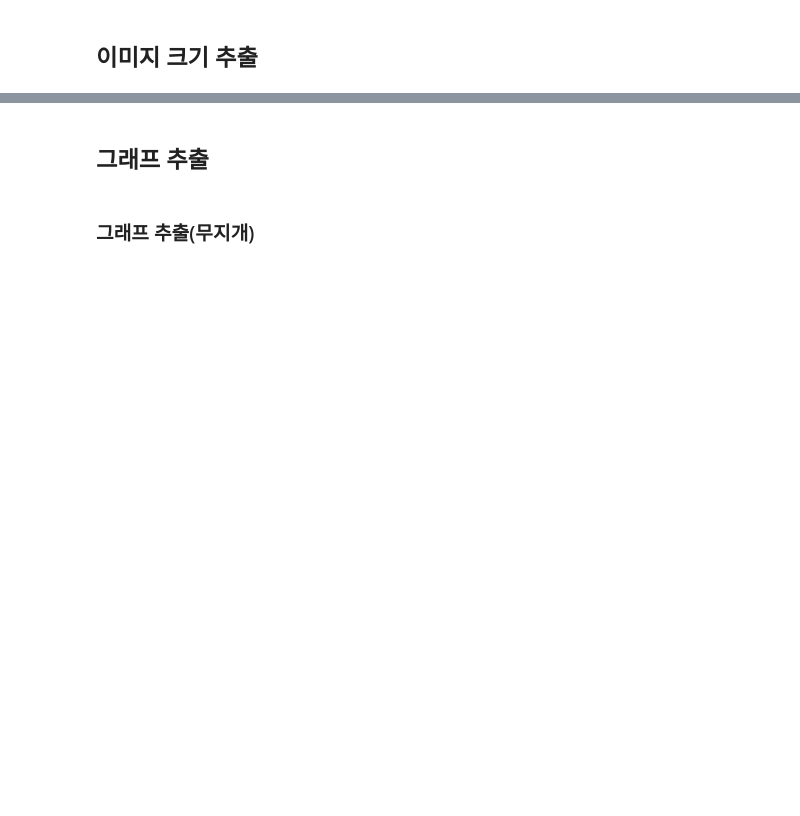
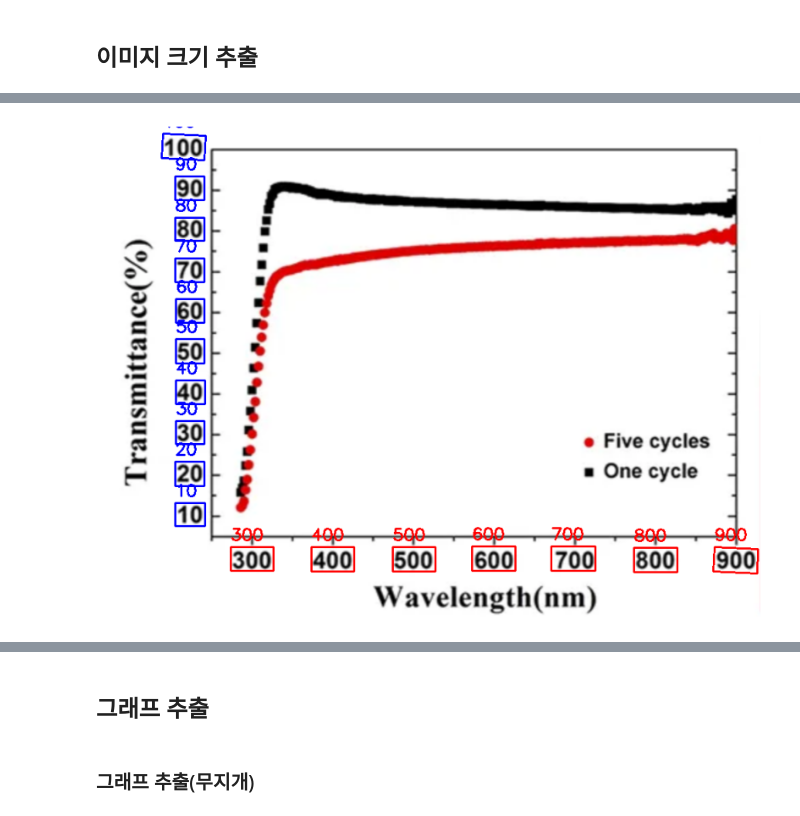
Before and after one commit to riceCakeSsamanKo/URL-GRAPH, a Jupyter notebook: extract_graph_from_image.ipynb, the cells around one changed output, grey strips where cells are left out. Drawn from its saved outputs; the diff is of its cells as text; code cells hidden in the pictures; blank space fills up the shorter version.

```diff
--- a/extract_graph_from_image.ipynb
+++ b/extract_graph_from_image.ipynb
@@ -59,0 +123,71 @@ cv2.destroyAllWindows()
+# %%
+from paddleocr import PaddleOCR, draw_ocr
+import os
+import cv2
+import numpy as np
+from matplotlib import pyplot as plt
+
+# PaddleOCR 모델 초기화
+ocr = PaddleOCR(lang="en")
+
+# OCR 수행
+result = ocr.ocr(IMAGE_PATH, cls=False)
+
+# 숫자 바운딩 박스 저장 리스트
+number_boxes = []
+
+# OCR 결과에서 숫자 필터링
+for res in result[0]:
+    box, (text, score) = res
+    if text.isdigit():  # 숫자만 필터링
+        number_boxes.append({"text": int(text), "box": np.array(box, dtype=np.int32)})
+
+# 두 개의 그룹 저장 (X축 숫자, Y축 숫자)
+x_axis_numbers = []
+y_axis_numbers = []
+
+# 기준을 통한 그룹화
+for item in number_boxes:
+    text = item["text"]
+    box = item["box"]
+
+    # 우측 상단과 우측 하단의 x, y 좌표
+    x_right_avg = (box[1][0] + box[2][0]) / 2  # 우측 상단 & 우측 하단 x 좌표 평균
+    y_right_avg = (box[1][1] + box[2][1]) / 2  # 우측 상단 & 우측 하단 y 좌표 평균
+
+    # Y축 숫자 (X 좌표 기준 그룹화)
+    if not y_axis_numbers or abs(y_axis_numbers[-1]["avg_x"] - x_right_avg) < 10:
+        y_axis_numbers.append({"text": text, "avg_x": x_right_avg, "box": box})
+    else:
+        x_axis_numbers.append({"text": text, "avg_y": y_right_avg, "box": box})
+
+# 출력
+print("🔹 Y축 값 (세로 값, X 좌표 기준 그룹화):")
+for item in y_axis_numbers:
+    print(f"  {item['text']} (평균 X 좌표: {item['avg_x']})")
+
+print("\n🔹 X축 값 (가로 값, Y 좌표 기준 그룹화):")
+for item in x_axis_numbers:
+    print(f"  {item['text']} (평균 Y 좌표: {item['avg_y']})")
+
+# 이미지 불러오기 및 시각화
+img = cv2.imread(IMAGE_PATH)
+img = cv2.cvtColor(img, cv2.COLOR_BGR2RGB)
+
+# Y축 (파란색), X축 (빨간색) 바운딩 박스 표시
+for item in y_axis_numbers:
+    cv2.polylines(img, [item["box"]], isClosed=True, color=(0, 0, 255), thickness=2)  # Blue
+    cv2.putText(img, str(item["text"]), (item["box"][0][0], item["box"][0][1] - 10),
+                cv2.FONT_HERSHEY_SIMPLEX, 0.8, (0, 0, 255), 2)
+
+for item in x_axis_numbers:
+    cv2.polylines(img, [item["box"]], isClosed=True, color=(255, 0, 0), thickness=2)  # Red
+    cv2.putText(img, str(item["text"]), (item["box"][0][0], item["box"][0][1] - 10),
+                cv2.FONT_HERSHEY_SIMPLEX, 0.8, (255, 0, 0), 2)
+
+# 이미지 시각화
+plt.figure(figsize=(10, 10))
+plt.imshow(img)
+plt.axis("off")
+plt.show()
+# %% [output]
@@ -59,0 +211 @@ cv2.destroyAllWindows()
+[figure, added]
```
Also changed, not shown: parts of 7 cells of this notebook, 49 other files.
